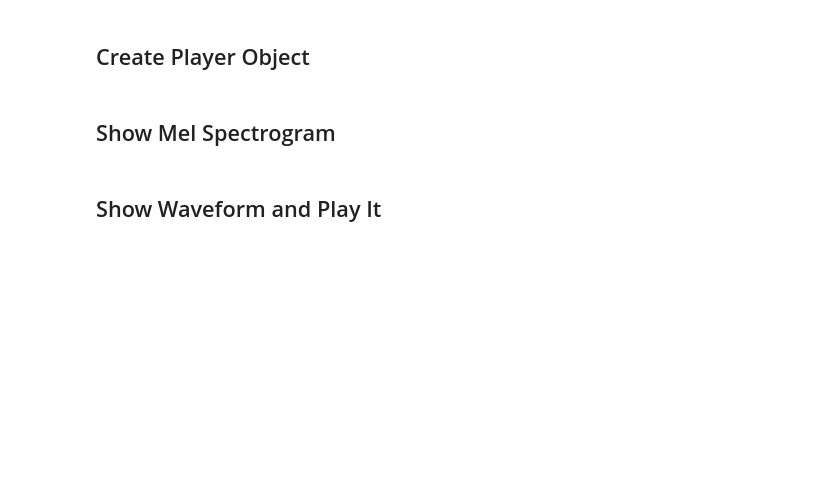
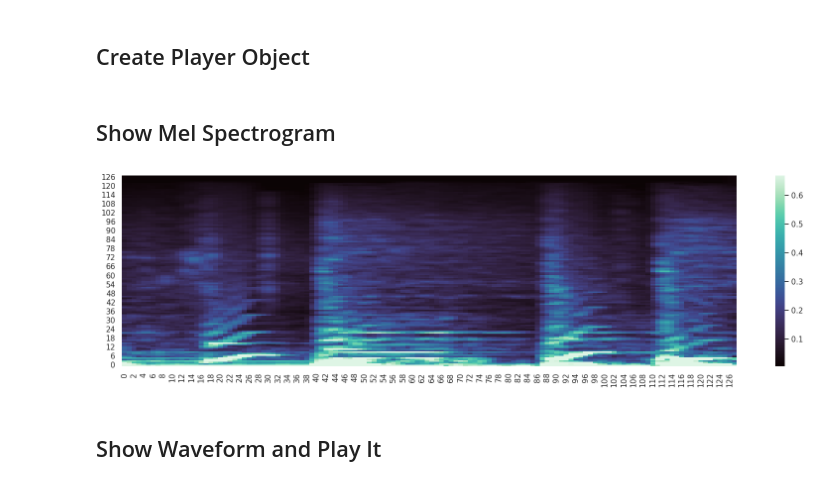
Before and after one commit to VovaTch/Infected_hdiff_2, a Jupyter notebook: notebooks/diffwave_inference.ipynb, the cells around one changed output. Drawn from its saved outputs; the diff is of its cells as text; code cells hidden in the pictures; blank space fills up the shorter version.

```diff
--- a/notebooks/diffwave_inference.ipynb
+++ b/notebooks/diffwave_inference.ipynb
@@ -89,8 +99,11 @@ def wavPlayer(filepath):
 # %%
 mel_spec_converter = build_mel_spec_converter("simple", mel_spec_params)
 slice_mel_spec = mel_spec_converter.convert(slice)
+sns.set(rc={'figure.figsize':(20, 5)})
 ax = sns.heatmap(slice_mel_spec.squeeze(0).squeeze(0).cpu().numpy(), robust=True, cmap="mako")
 ax.invert_yaxis()
+# %% [output]
+[figure, added]
 # %% [markdown]
 ## Show Waveform and Play It
 # %%
```
Also changed, not shown: parts of 19 cells of this notebook, 4 other files.
